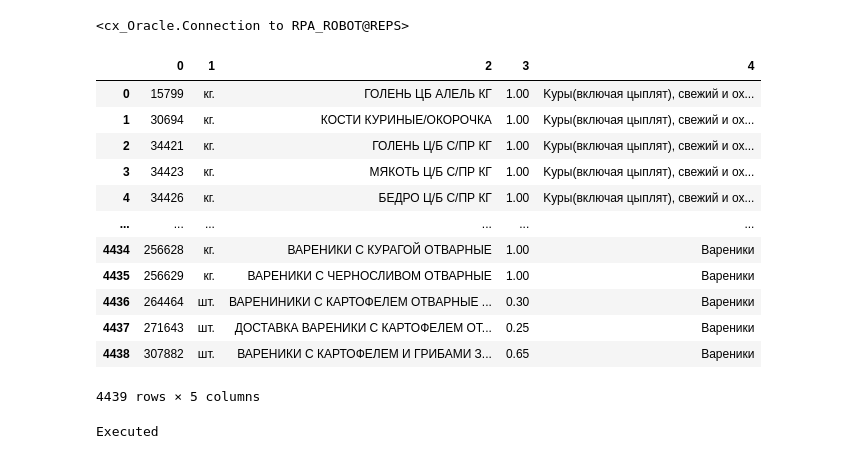
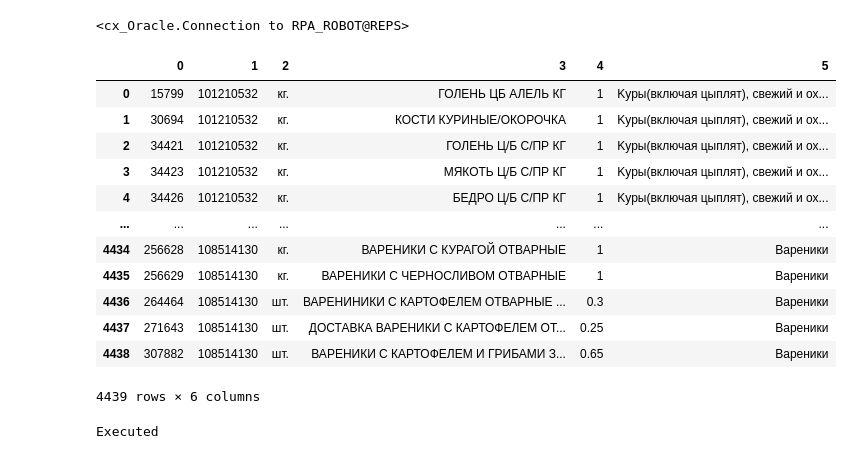
Before and after one commit to OPELsinus/robot-1p, a Jupyter notebook: 1p.ipynb, the cells around one changed output. Cells and saved outputs as stored; diff of their text form; code cells hidden in the pictures.

```diff
--- a/1p.ipynb
+++ b/1p.ipynb
@@ -13,10 +13,11 @@ connection = cx_Oracle.connect("RPA_ROBOT", "Qaz123123*", "REPS")
 cursor = connection.cursor()
 print(connection)
 query = """
-select lntw.code_wares, ud.abr_unit, w.name_wares, NVL(wp.property_value, 1), name_node
-from SPR.NODE_ALTERNATIVE_TREES         nat,
+select lntw.code_wares, natn.NUMBER_NODE, ud.abr_unit, w.name_wares, NVL(wp.property_value, 1), name_node
+from SPR.NODE_ALTERNATIVE_TREES        nat,
     SPR.LINK_NODE_TO_WARES             lntw,
     spr.alternative_trees              atr,
+    spr.node_alternative_trees_num     natn,
     spr.wares                          w
 inner join spr.addition_unit au on (au.code_wares = w.code_wares and au.default_unit = 'Y')
 inner join spr.unit_dimension ud on (ud.code_unit = au.code_unit)
@@ -24,36 +25,38 @@ left join spr.wares_property wp on (wp.code_wares = w.code_wares and wp.code_pro
 where nat.code_node = lntw.code_node
 and atr.code_tree = nat.code_tree
 and atr.mapping_of_link = '11'
+and natn.code_node = nat.code_node
 and nat.code_tree in (68323,68325,68326,68327,68328,68329,68330,68331,68332,68333,68354,68355,68356,68484,68357,68358,68359,68360,68361,68362,68363,68364,68365,68366,68367,68368,68394,68395,68401,68402,68403,68404,68407)
 and w.code_wares = lntw.code_wares
 """
 cursor.execute(query)
 
-with open(('single.csv'), 'w+', newline='', encoding='windows-1251') as file:
-    writer = csv.writer(file, delimiter=';')
-    for i in cursor:
-        writer.writerows([i])
+# with open(('single.csv'), 'w+', newline='', encoding='windows-1251') as file:
+#     writer = csv.writer(file, delimiter=';')
+#     for i in cursor:
+#         writer.writerows([i])
+df = pd.DataFrame(cursor.fetchall())
 # %% [output]
 <cx_Oracle.Connection to RPA_ROBOT@REPS>
 # %%
 import pandas as pd
 
-df = pd.read_csv('single.csv', delimiter=';', header=None, encoding='windows-1251')
+# df = pd.read_csv('single.csv', delimiter=';', header=None, encoding='windows-1251')
 df
 # %% [output]
-|  | 0 | 1 | 2 | 3 | 4 |
-| 0 | 15799 | кг. | ГОЛЕНЬ ЦБ АЛЕЛЬ КГ | 1.00 | Kуры(включая цыплят), свежий и ох... |
-| 1 | 30694 | кг. | КОСТИ КУРИНЫЕ/ОКОРОЧКА | 1.00 | Kуры(включая цыплят), свежий и ох... |
-| 2 | 34421 | кг. | ГОЛЕНЬ Ц/Б С/ПР КГ | 1.00 | Kуры(включая цыплят), свежий и ох... |
-| 3 | 34423 | кг. | МЯКОТЬ Ц/Б С/ПР КГ | 1.00 | Kуры(включая цыплят), свежий и ох... |
-| 4 | 34426 | кг. | БЕДРО Ц/Б С/ПР КГ | 1.00 | Kуры(включая цыплят), свежий и ох... |
-| ... | ... | ... | ... | ... | ... |
-| 4434 | 256628 | кг. | ВАРЕНИКИ С КУРАГОЙ ОТВАРНЫЕ | 1.00 | Вареники |
-| 4435 | 256629 | кг. | ВАРЕНИКИ С ЧЕРНОСЛИВОМ ОТВАРНЫЕ | 1.00 | Вареники |
-| 4436 | 264464 | шт. | ВАРЕНИНИКИ С КАРТОФЕЛЕМ ОТВАРНЫЕ ... | 0.30 | Вареники |
-| 4437 | 271643 | шт. | ДОСТАВКА ВАРЕНИКИ С КАРТОФЕЛЕМ ОТ... | 0.25 | Вареники |
-| 4438 | 307882 | шт. | ВАРЕНИКИ С КАРТОФЕЛЕМ И ГРИБАМИ З... | 0.65 | Вареники |
+|  | 0 | 1 | 2 | 3 | 4 | 5 |
+| 0 | 15799 | 101210532 | кг. | ГОЛЕНЬ ЦБ АЛЕЛЬ КГ | 1 | Kуры(включая цыплят), свежий и ох... |
+| 1 | 30694 | 101210532 | кг. | КОСТИ КУРИНЫЕ/ОКОРОЧКА | 1 | Kуры(включая цыплят), свежий и ох... |
+| 2 | 34421 | 101210532 | кг. | ГОЛЕНЬ Ц/Б С/ПР КГ | 1 | Kуры(включая цыплят), свежий и ох... |
+| 3 | 34423 | 101210532 | кг. | МЯКОТЬ Ц/Б С/ПР КГ | 1 | Kуры(включая цыплят), свежий и ох... |
+| 4 | 34426 | 101210532 | кг. | БЕДРО Ц/Б С/ПР КГ | 1 | Kуры(включая цыплят), свежий и ох... |
+| ... | ... | ... | ... | ... | ... | ... |
+| 4434 | 256628 | 108514130 | кг. | ВАРЕНИКИ С КУРАГОЙ ОТВАРНЫЕ | 1 | Вареники |
+| 4435 | 256629 | 108514130 | кг. | ВАРЕНИКИ С ЧЕРНОСЛИВОМ ОТВАРНЫЕ | 1 | Вареники |
+| 4436 | 264464 | 108514130 | шт. | ВАРЕНИНИКИ С КАРТОФЕЛЕМ ОТВАРНЫЕ ... | 0.3 | Вареники |
+| 4437 | 271643 | 108514130 | шт. | ДОСТАВКА ВАРЕНИКИ С КАРТОФЕЛЕМ ОТ... | 0.25 | Вареники |
+| 4438 | 307882 | 108514130 | шт. | ВАРЕНИКИ С КАРТОФЕЛЕМ И ГРИБАМИ З... | 0.65 | Вареники |
-4439 rows × 5 columns
+4439 rows × 6 columns
 # %%
 import psycopg2
 import csv
```
Also changed, not shown: parts of 20 cells of this notebook, 1 other file.
